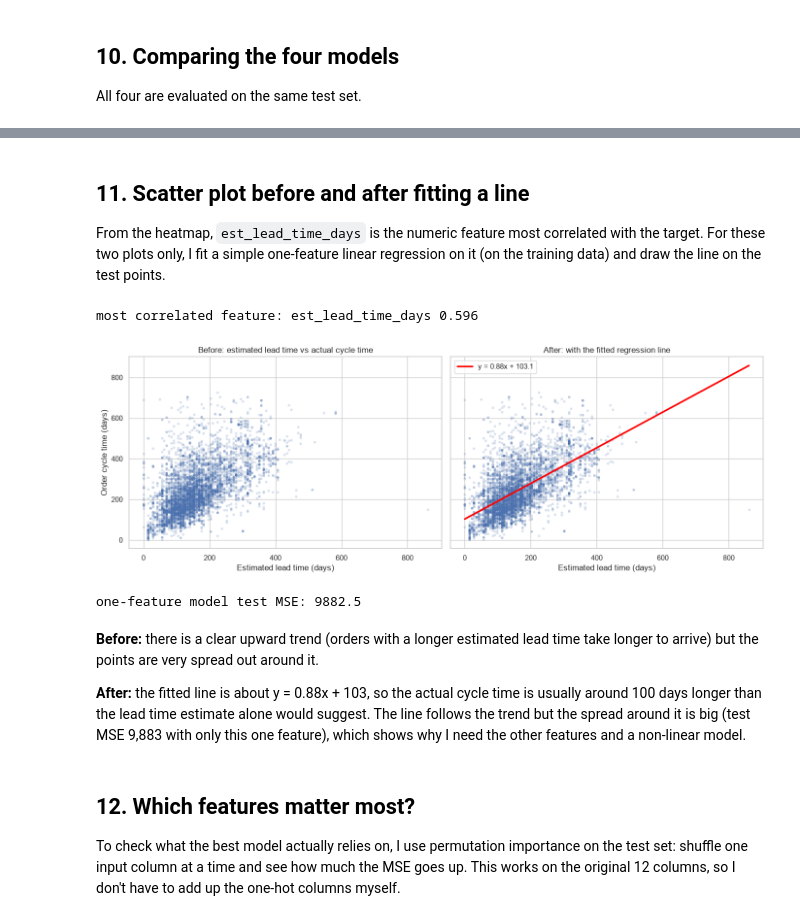
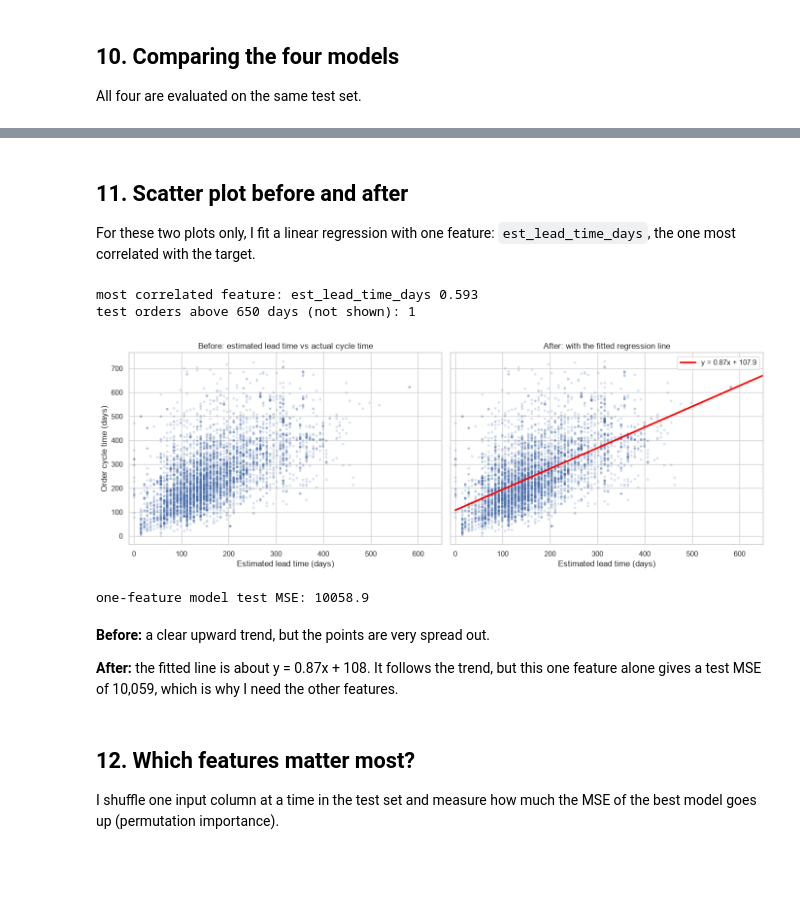
Before and after one commit to intwaza/linear_regression_model, a Jupyter notebook: summative/linear_regression/multivariate.ipynb, the cells around one changed output, grey strips where cells are left out. Drawn from its saved outputs; the diff is of its cells as text; code cells hidden in the pictures; blank space fills up the shorter version.

Commit message:
Update notebook and retrain model

```diff
--- a/summative/linear_regression/multivariate.ipynb
+++ b/summative/linear_regression/multivariate.ipynb
@@ -137,0 +123,30 @@ dtype: int64
+# %%
+# remove orders entered in the last 365 days before the last delivery in the file
+cutoff = delivery_date.max() - pd.Timedelta(days=365)
+is_recent = order_date > cutoff
+print("cutoff date:", cutoff.date(), "| recent orders removed:", is_recent.sum())
+df = df[~is_recent]
+order_date = order_date[~is_recent]
+
+data = pd.DataFrame({
+    "country": df["Country"],
+    "order_type": df["Order Type"],
+    "transport_mode": df["Transportation Mode"],
+    "product_category": df["Product Category"],
+    "health_element": df["D365 Health Element"],
+    "vendor_incoterm": df["Vendor Incoterm"],
+    "destination_incoterm": df["Destination Incoterm"],
+    "ordered_quantity": df["Ordered Quantity"],
+    "unit_price": df["Illustrative Price"],
+    "est_lead_time_days": df["Estimated Lead Time in Days"],
+    "order_year": order_date.dt.year,
+    "order_month": order_date.dt.month,
+    "order_cycle_days": df["Order Cycle Time"],
+})
+
+# columns I only keep for now to look at in the heatmap (they get dropped later)
+leaky = df[["Shipped Quantity", "Manufacture", "Pick Up", "Deliver"]].rename(columns={
+    "Shipped Quantity": "shipped_quantity", "Manufacture": "manufacture_days",
+    "Pick Up": "pickup_days", "Deliver": "deliver_days"})
+
+data.isna().sum()
@@ -574,45 +596,52 @@ For this problem it also makes sense to pick the forest. Planners care about get
 # %% [markdown]
-## 11. Scatter plot before and after fitting a line
+## 11. Scatter plot before and after
 
-From the heatmap, `est_lead_time_days` is the numeric feature most correlated with the target. For these two plots only, I fit a simple one-feature linear regression on it (on the training data) and draw the line on the test points.
+For these two plots only, I fit a linear regression with one feature: `est_lead_time_days`, the one most correlated with the target.
 # %%
 corr_with_target = data[["est_lead_time_days", "ordered_quantity", "unit_price", "order_year", "order_month",
                          TARGET]].corr()[TARGET].drop(TARGET)
 top_feature = corr_with_target.abs().idxmax()
 print("most correlated feature:", top_feature, round(corr_with_target[top_feature], 3))
 
 one_feature_lr = LinearRegression().fit(X_train[[top_feature]], y_train)
-x_line = np.linspace(X_test[top_feature].min(), X_test[top_feature].max(), 100).reshape(-1, 1)
+# one order has an estimated lead time of 1,260 days and it squeezes the whole plot,
+# so I only show the x axis up to 650 days
+x_max = 650
+print("test orders above", x_max, "days (not shown):", (X_test[top_feature] > x_max).sum())
+x_line = np.linspace(0, x_max, 100).reshape(-1, 1)
 y_line = one_feature_lr.predict(pd.DataFrame(x_line, columns=[top_feature]))
 
 fig, axes = plt.subplots(1, 2, figsize=(14, 5), sharey=True)
 axes[0].scatter(X_test[top_feature], y_test, alpha=0.15, s=8)
 axes[0].set_title("Before: estimated lead time vs actual cycle time")
 axes[0].set_xlabel("Estimated lead time (days)")
 axes[0].set_ylabel("Order cycle time (days)")
+axes[0].set_xlim(-10, x_max)
 
 axes[1].scatter(X_test[top_feature], y_test, alpha=0.15, s=8)
 axes[1].plot(x_line, y_line, color="red", linewidth=2.5,
              label=f"y = {one_feature_lr.coef_[0]:.2f}x + {one_feature_lr.intercept_:.1f}")
 axes[1].set_title("After: with the fitted regression line")
 axes[1].set_xlabel("Estimated lead time (days)")
+axes[1].set_xlim(-10, x_max)
 axes[1].legend()
 plt.tight_layout()
 plt.show()
 
 print("one-feature model test MSE:", round(mean_squared_error(y_test, one_feature_lr.predict(X_test[[top_feature]])), 1))
 # %% [output]
-most correlated feature: est_lead_time_days 0.596
+most correlated feature: est_lead_time_days 0.593
+test orders above 650 days (not shown): 1
-[figure, old version]
+[figure, new version]
-one-feature model test MSE: 9882.5
+one-feature model test MSE: 10058.9
 # %% [markdown]
-**Before:** there is a clear upward trend (orders with a longer estimated lead time take longer to arrive) but the points are very spread out around it.
+**Before:** a clear upward trend, but the points are very spread out.
 
-**After:** the fitted line is about y = 0.88x + 103, so the actual cycle time is usually around 100 days longer than the lead time estimate alone would suggest. The line follows the trend but the spread around it is big (test MSE 9,883 with only this one feature), which shows why I need the other features and a non-linear model.
+**After:** the fitted line is about y = 0.87x + 108. It follows the trend, but this one feature alone gives a test MSE of 10,059, which is why I need the other features.
 # %% [markdown]
 ## 12. Which features matter most?
 
-To check what the best model actually relies on, I use permutation importance on the test set: shuffle one input column at a time and see how much the MSE goes up. This works on the original 12 columns, so I don't have to add up the one-hot columns myself.
+I shuffle one input column at a time in the test set and measure how much the MSE of the best model goes up (permutation importance).
 # %%
 best_model = models[best_name]
 best_pipeline = Pipeline([("preprocess", preprocessor), ("model", best_model)])
```
Also changed, not shown: parts of 51 cells of this notebook, 2 other files.
